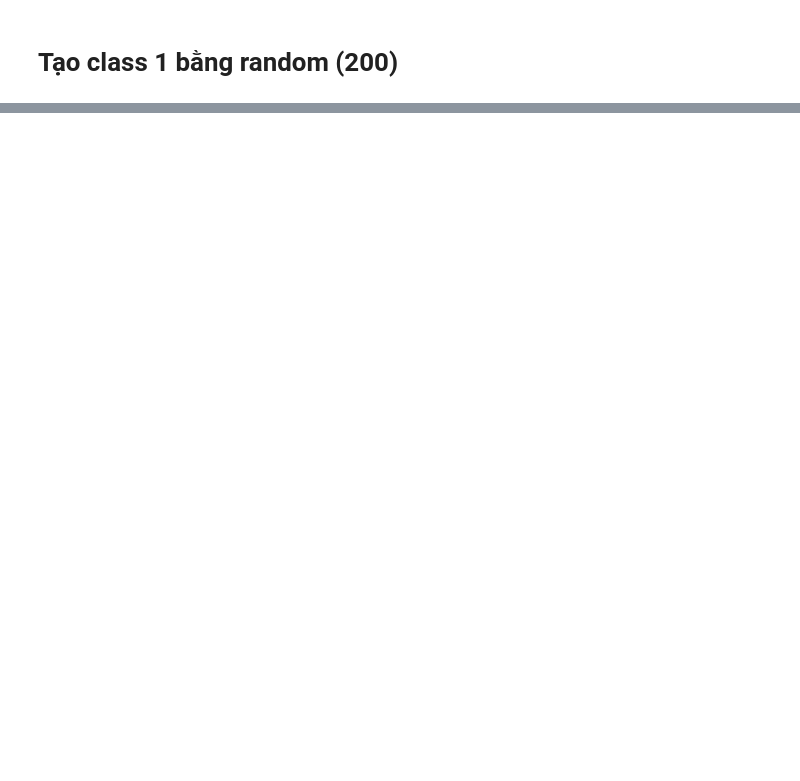
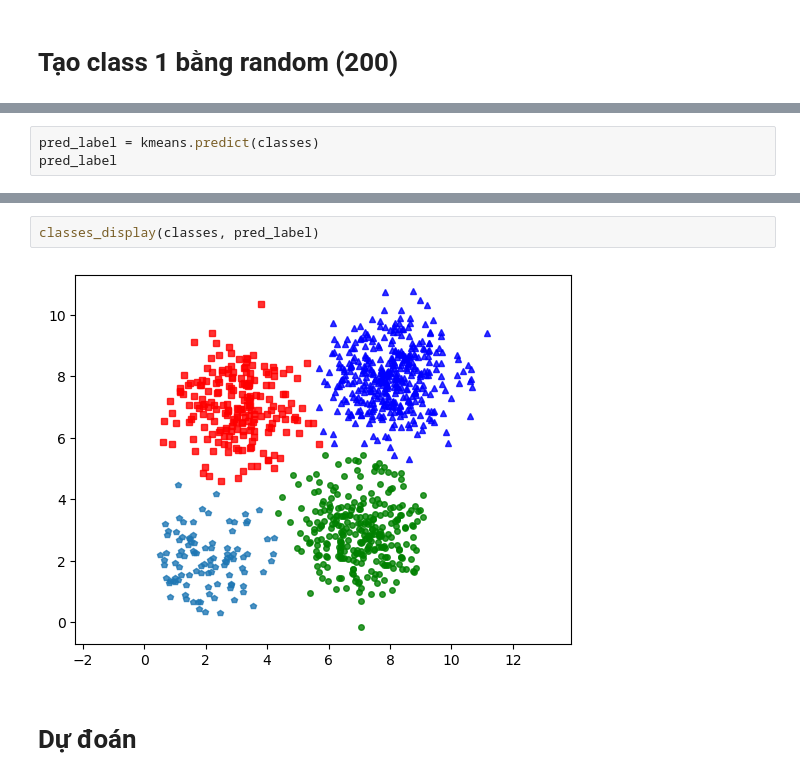
Before and after one commit to TaQuangKhoi/He-thong-thong-tin-thong-minh, a Jupyter notebook: 23-Jun-2023 - Learn K-means.ipynb, the cells around one changed output, grey strips where cells are left out. Drawn from its saved outputs; the diff is of its cells as text; blank space fills up the shorter version.

```diff
--- a/23-Jun-2023 - Learn K-means.ipynb
+++ b/23-Jun-2023 - Learn K-means.ipynb
@@ -73,0 +191,3 @@ array([[2.94428109, 7.39801487],
+# %%
+pred_label = kmeans.predict(classes)
+pred_label
@@ -73,0 +212,6 @@ array([[2.94428109, 7.39801487],
+# %%
+classes_display(classes, pred_label)
+# %% [output]
+[figure, added]
+# %% [markdown]
+# Dự đoán
```
Also changed, not shown: parts of 15 cells of this notebook.
